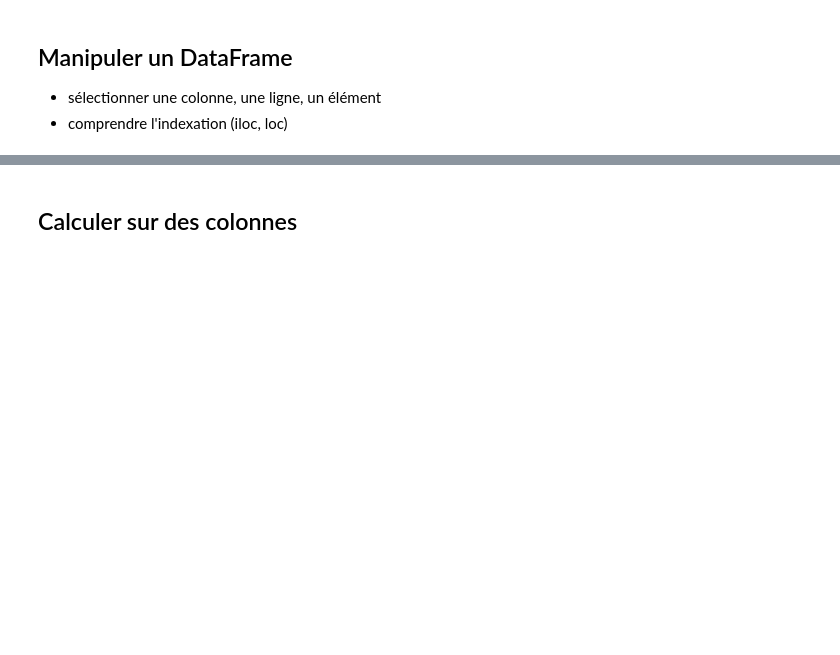
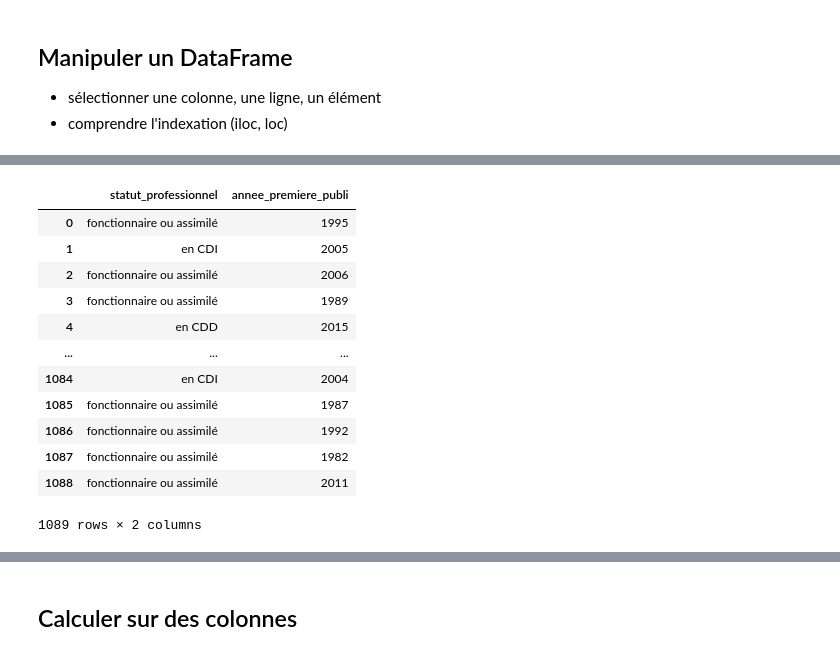
Before and after one commit to pyshs/PUD2024, a Jupyter notebook: M4 Découverte de Pandas/Traitement de données avec Pandas.ipynb, the cells around one changed output, grey strips where cells are left out. Drawn from its saved outputs; the diff is of its cells as text; code cells hidden in the pictures; blank space fills up the shorter version.

```diff
--- a/M4 Découverte de Pandas/Traitement de données avec Pandas.ipynb
+++ b/M4 Découverte de Pandas/Traitement de données avec Pandas.ipynb
@@ -68,0 +107,16 @@ annee_de_naissance-recod10niv
+# %%
+df[["statut_professionnel","annee_premiere_publi"]]
+# %% [output]
+|  | statut_professionnel | annee_premiere_publi |
+| 0 | fonctionnaire ou assimilé | 1995 |
+| 1 | en CDI | 2005 |
+| 2 | fonctionnaire ou assimilé | 2006 |
+| 3 | fonctionnaire ou assimilé | 1989 |
+| 4 | en CDD | 2015 |
+| ... | ... | ... |
+| 1084 | en CDI | 2004 |
+| 1085 | fonctionnaire ou assimilé | 1987 |
+| 1086 | fonctionnaire ou assimilé | 1992 |
+| 1087 | fonctionnaire ou assimilé | 1982 |
+| 1088 | fonctionnaire ou assimilé | 2011 |
+1089 rows × 2 columns
```
Also changed, not shown: parts of 22 cells of this notebook.
